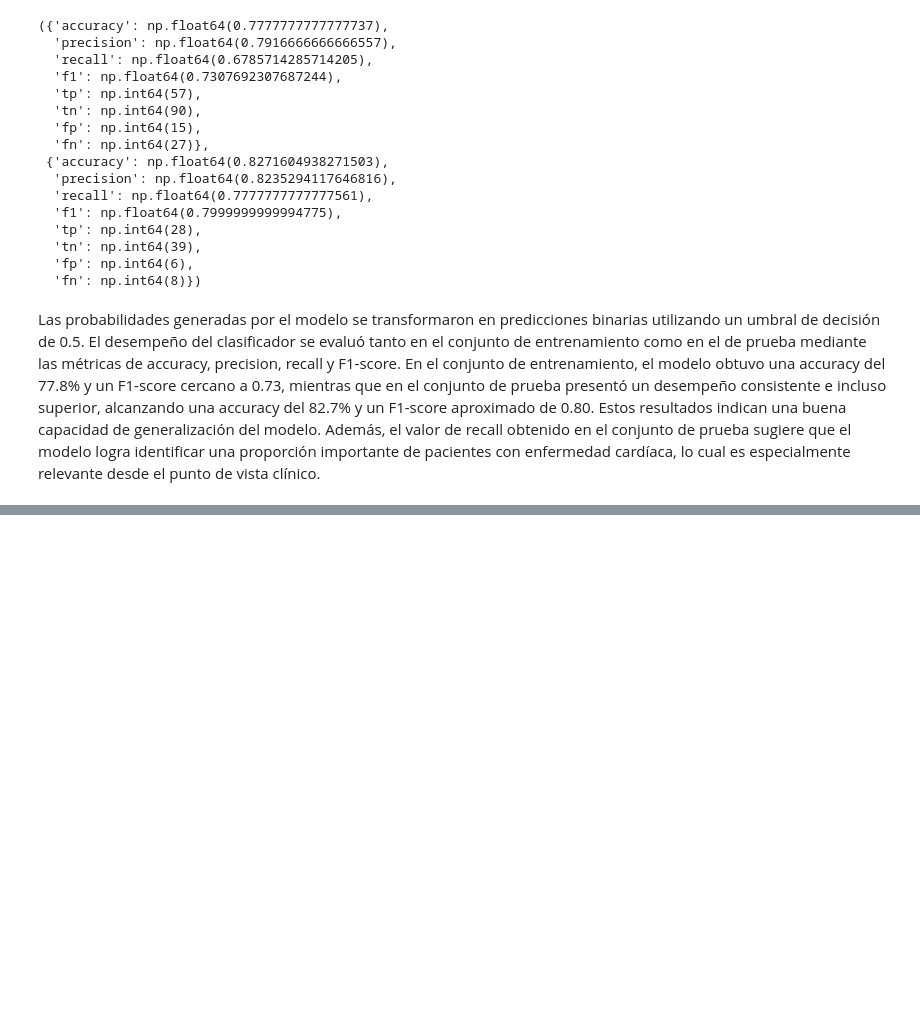
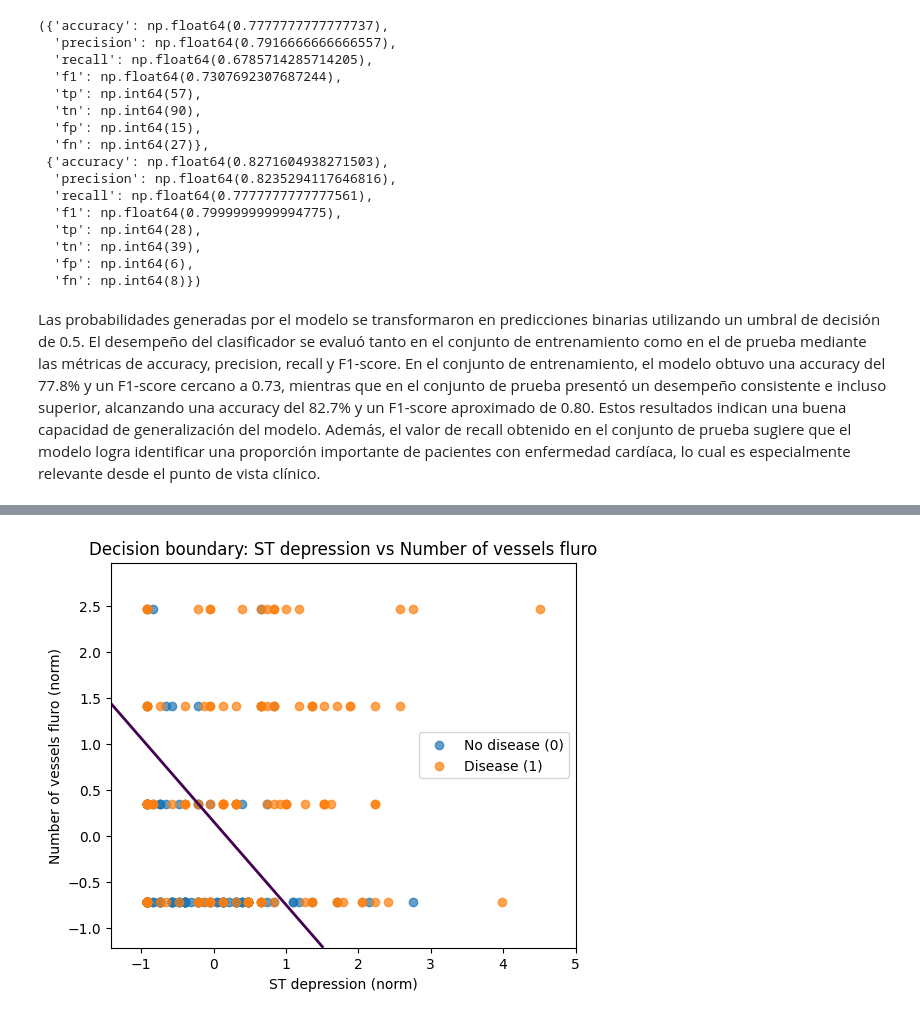
Before and after one commit to t0masespitia/Heart-Disease-Risk-Prediction-Logistic-Regression-Homework---Tomas-Espitia, a Jupyter notebook: heart_disease_lr_analysis.ipynb, the cells around one changed output, grey strips where cells are left out. Saved outputs shown, nothing was run; the diff lists cells and outputs as text; code cells hidden in the pictures; blank space fills up the shorter version.

```diff
--- a/heart_disease_lr_analysis.ipynb
+++ b/heart_disease_lr_analysis.ipynb
@@ -507,0 +592,4 @@ Las probabilidades generadas por el modelo se transformaron en predicciones bina
+# %%
+plot_decision_boundary_2d(df, "ST depression", "Number of vessels fluro")
+# %% [output]
+[figure, added]
```
Also changed, not shown: parts of 30 cells of this notebook, 2 other files.
